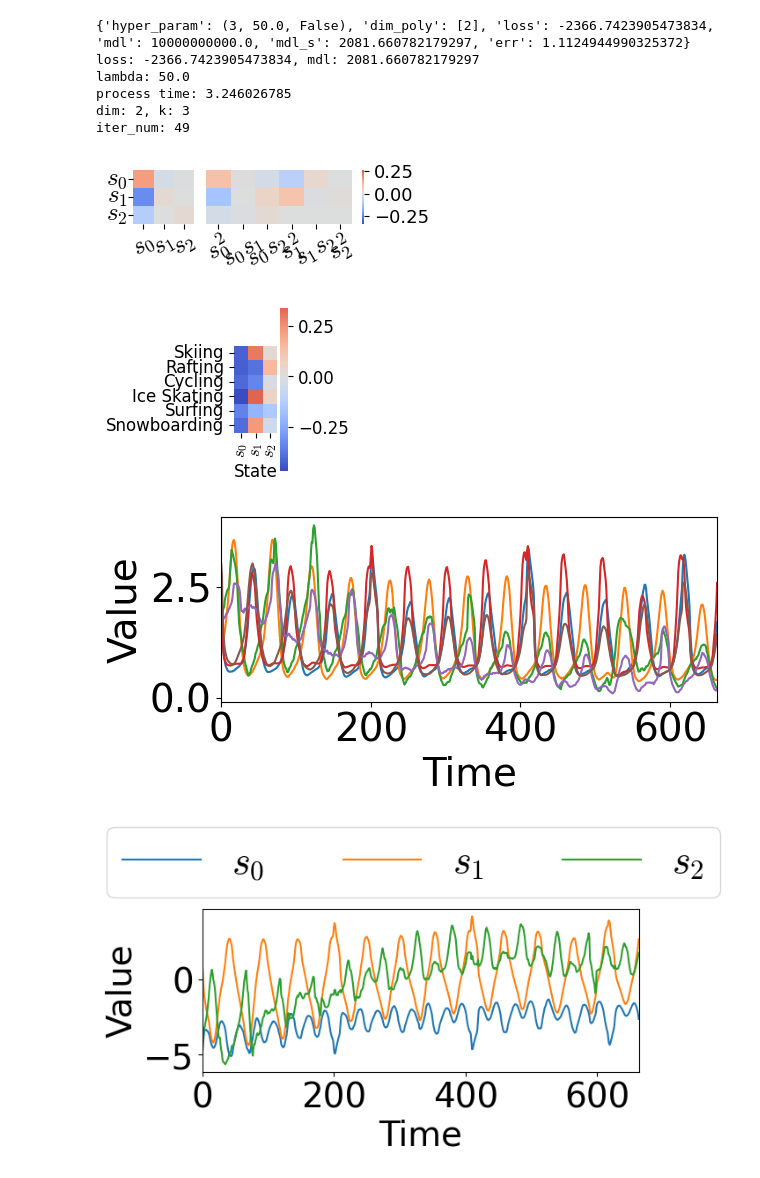
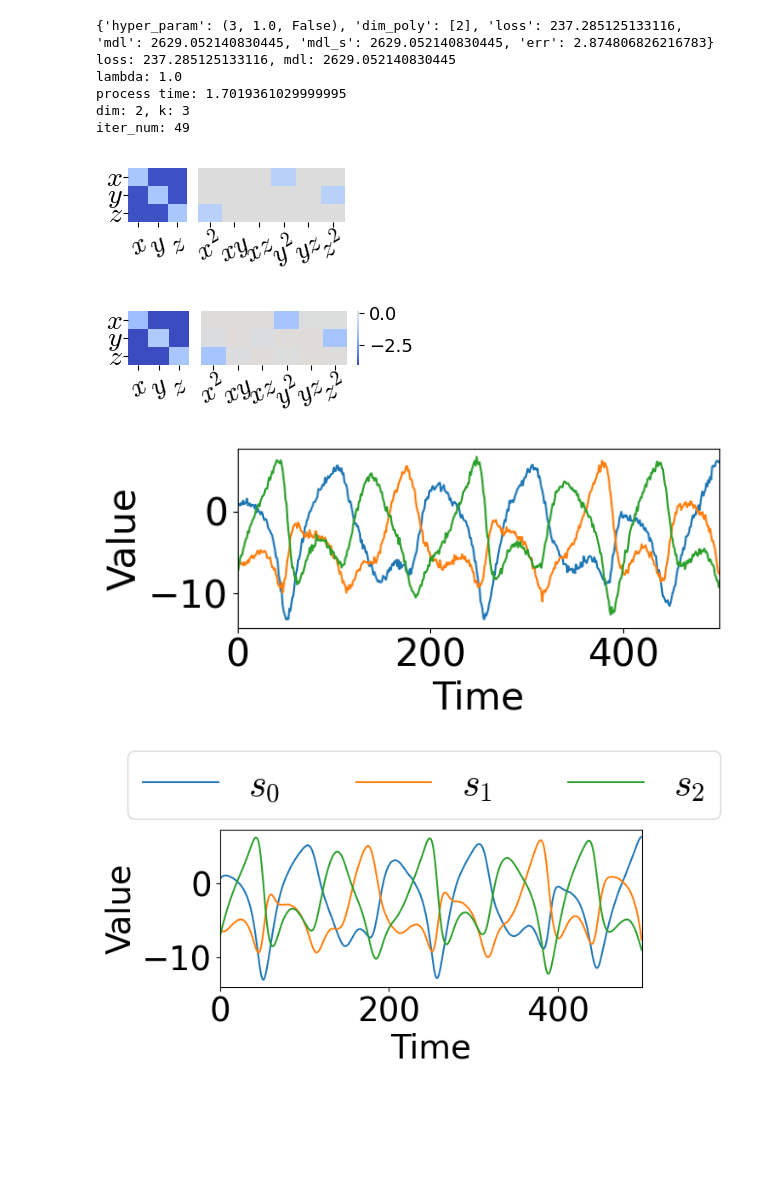
Before and after one commit to renfujiwara/LaNoLem, a Jupyter notebook: Demo.ipynb, the cells around one changed output. Saved outputs shown, nothing was run; the diff lists cells and outputs as text; code cells hidden in the pictures; blank space fills up the shorter version.

```diff
--- a/Demo.ipynb
+++ b/Demo.ipynb
@@ -1,27 +1,26 @@
 # %%
 from src import LaNoLem, plot_result
 from src.Dysts_dataset import Data
 import matplotlib.pyplot as plt
-import numpy as np
-from src import utils
 %matplotlib inline
 
 Dataset = Data()
-for data_name in Dataset.systems_list:
-    data = Dataset.make_each_data(data_name, noise_list=[0.5], seed_list=[42])[0.5][42]
-    setting = Dataset.make_setting(data_name)
-    model = LaNoLem(verbose=True, print_log=True)
-    model.random_state = 42
-    model = model.fit(data,fit_type='Robust')
-    coef = Dataset.get_true_coefficients(data_name)
-    k_nl, _ = utils.get_k_nl(coef.shape[0], 4)
-    gt = np.zeros((coef.shape[0], coef.shape[0]+k_nl))
-    _, j = np.shape(coef)
-    gt[:,:j] = coef.copy()
-    w = np.concatenate((model.C @ (model.A - np.eye(model.k)), model.C @ model.F), axis=1)
-    w_aug = np.zeros_like(gt)
-    w_aug[:, :w.shape[1]] = w
-    gt_n = np.linalg.norm(gt, ord='fro')
-    plot_result(model, data, setting, fsize=3.3)
-    print(np.linalg.norm(gt-w_aug/Dataset.dt, ord='fro')/gt_n)
-    plt.show()
+data_name='Halvorsen'
+data = Dataset.make_each_data(data_name, noise_list=[0.05], seed_list=[42])[0.05][42]
+setting = Dataset.make_setting(data_name)
+model = LaNoLem(verbose=True, print_log=True)
+model.random_state = 42
+model = model.fit(data,fit_type='Robust', max_iter=50)
+plot_result(model, data, setting, fsize=3.3)
+plt.show()
+# %% [output]
+{'hyper_param': (3, 1.0, False), 'dim_poly': [2], 'loss': 237.285125133116, 'mdl': 2629.052140830445, 'mdl_s': 2629.052140830445, 'err': 2.874806826216783}
+loss: 237.285125133116, mdl: 2629.052140830445
+lambda: 1.0
+process time: 1.7019361029999995
+dim: 2, k: 3
+iter_num: 49
+[figure, added]
+[figure, added]
+[figure, added]
+[figure, added]
@@ -81,22 +26,0 @@ with open(f'./settings/format.yaml') as file:
-# %%
-from src import LaNoLem, plot_result, make_data
-import matplotlib.pyplot as plt
-%matplotlib inline
-data_name = 'outdoor'
-data, setting = make_data.make_data(data_name)
-model = LaNoLem(verbose=True, ptol=1e-10, print_log=True)
-model.random_state = 42
-model = model.fit(data, k = 3, lams=[1.0, 5.0, 1e+1, 5e+1, 1e+2],
-                  fit_type='Latent', max_iter=50)
-plot_result(model, data, setting, fsize=3.3)
-# %% [output]
-{'hyper_param': (3, 50.0, False), 'dim_poly': [2], 'loss': -2366.7423905473834, 'mdl': 10000000000.0, 'mdl_s': 2081.660782179297, 'err': 1.1124944990325372}
-loss: -2366.7423905473834, mdl: 2081.660782179297
-lambda: 50.0
-process time: 3.246026785
-dim: 2, k: 3
-iter_num: 49
-[figure, removed]
-[figure, removed]
-[figure, removed]
-[figure, removed]
```
Also changed, not shown: parts of 9 cells of this notebook, 21 other files.
